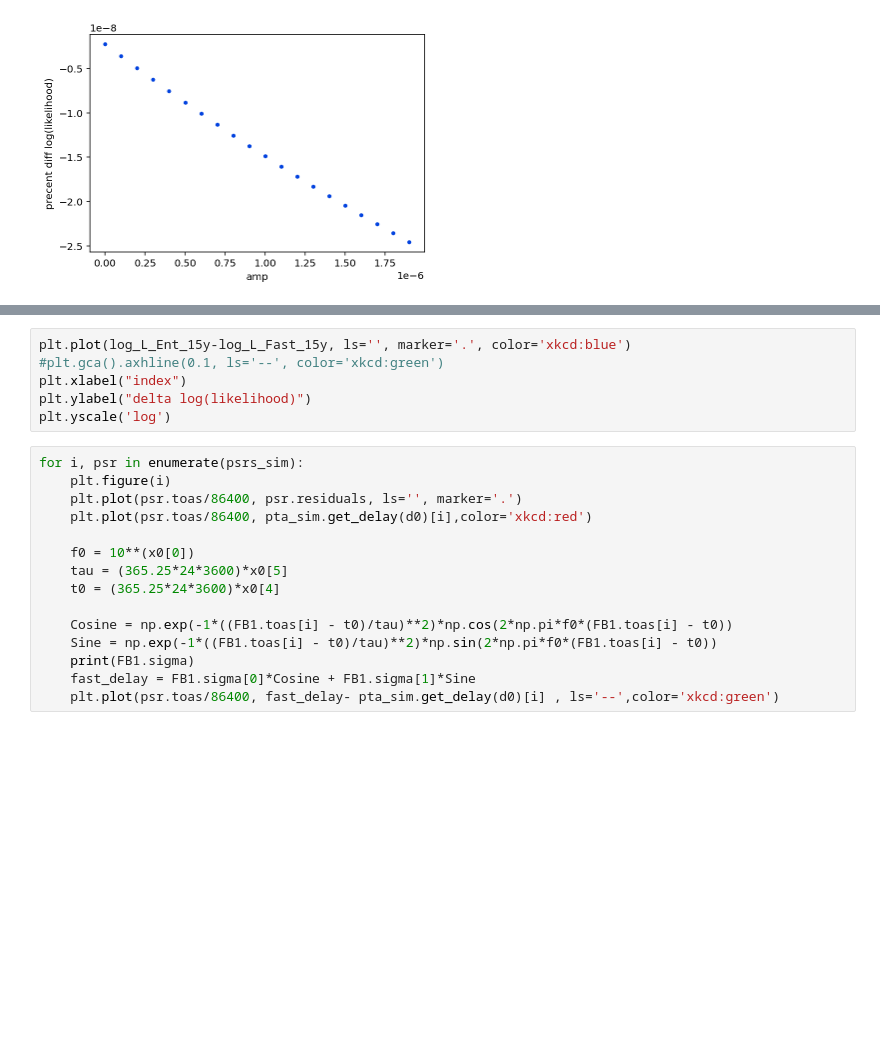
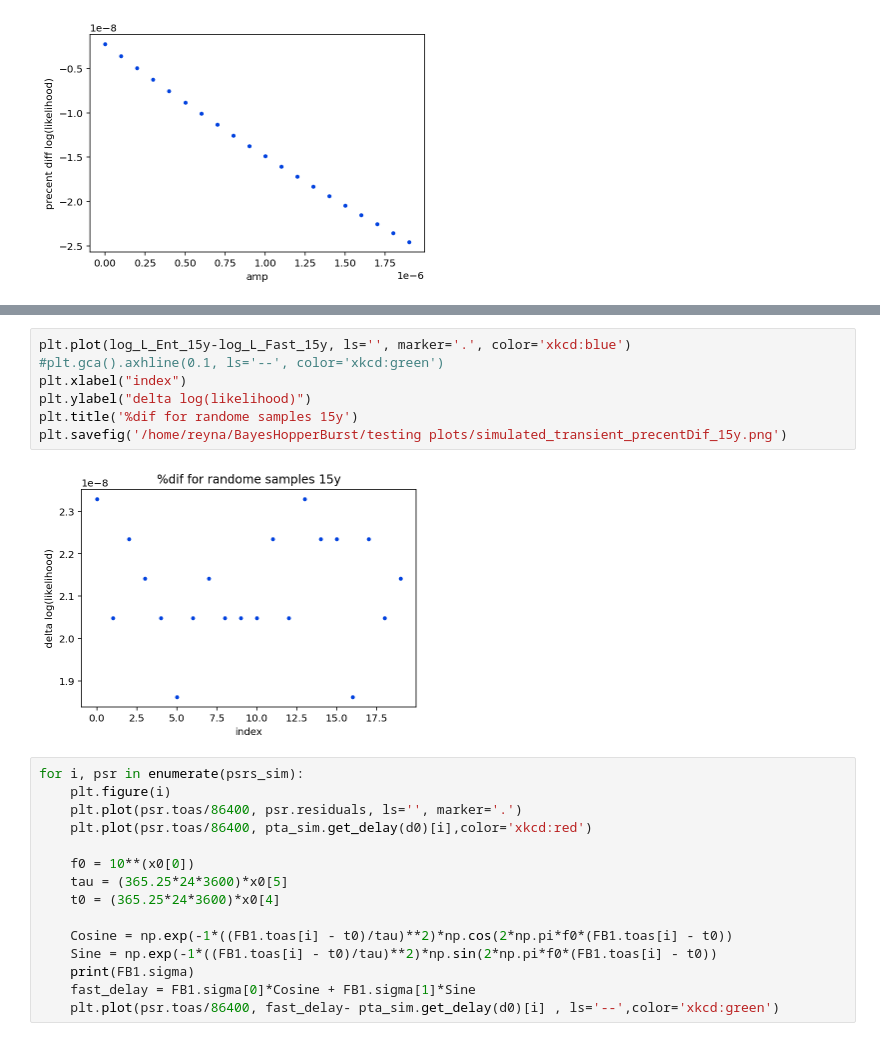
Before and after one commit to JacobATaylor/QuickBurst, a Jupyter notebook: Likelihood_tests.ipynb, the cells around one changed output, grey strips where cells are left out. Drawn from its saved outputs; the diff is of its cells as text; blank space fills up the shorter version.

```diff
--- a/Likelihood_tests.ipynb
+++ b/Likelihood_tests.ipynb
@@ -590,9 +539,12 @@ plt.ylabel("fast log(likelihood)")
 # %%
 plt.plot(log_L_Ent_15y-log_L_Fast_15y, ls='', marker='.', color='xkcd:blue')
 #plt.gca().axhline(0.1, ls='--', color='xkcd:green')
 plt.xlabel("index")
 plt.ylabel("delta log(likelihood)")
-plt.yscale('log')
+plt.title('%dif for randome samples 15y')
+plt.savefig('/home/reyna/BayesHopperBurst/testing plots/simulated_transient_precentDif_15y.png')
+# %% [output]
+[figure, added]
 # %%
 for i, psr in enumerate(psrs_sim):
     plt.figure(i)
```
Also changed, not shown: parts of 15 cells of this notebook, 1 other file.
